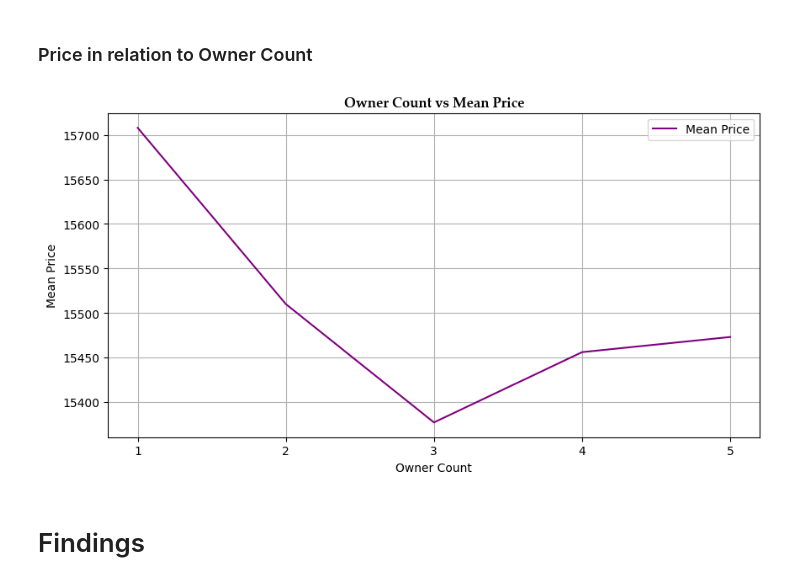
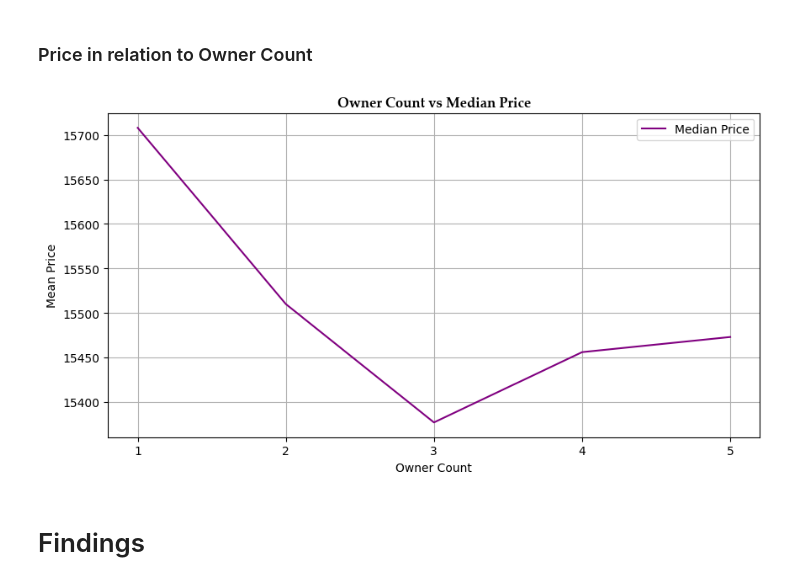
Before and after one commit to geobutas/MATHEDA-Butas, a Jupyter notebook: Finals/Used Car Pricing Dataset Exploratory Data Analysis.ipynb, the cells around one changed output. Cells and saved outputs as stored; diff of their text form; code cells hidden in the pictures.

```diff
--- a/Finals/Used Car Pricing Dataset Exploratory Data Analysis.ipynb
+++ b/Finals/Used Car Pricing Dataset Exploratory Data Analysis.ipynb
@@ -466,17 +466,17 @@ plt.show()
 # %%
 median_price_by_owner_count = df_a.groupby('Owner_Count')['Price'].median()
 plt.figure(figsize=(10, 5))
-plt.plot(median_price_by_owner_count.index, median_price_by_owner_count.values, color='purple', label='Mean Price')
-plt.title('Owner Count vs Mean Price', fontfamily='Palatino Linotype', fontsize=12, fontweight='bold')
+plt.plot(median_price_by_owner_count.index, median_price_by_owner_count.values, color='purple', label='Median Price')
+plt.title('Owner Count vs Median Price', fontfamily='Palatino Linotype', fontsize=12, fontweight='bold')
 plt.xlabel('Owner Count')
 plt.ylabel('Mean Price')
 plt.xticks(np.arange(min(median_price_by_owner_count.index), max(median_price_by_owner_count.index) + 1, 1))
 plt.grid(True)
 plt.legend()
 
 plt.show()
 # %% [output]
-[figure, old version]
+[figure, new version]
 # %% [markdown]
 # Findings
 # %% [markdown]
```
